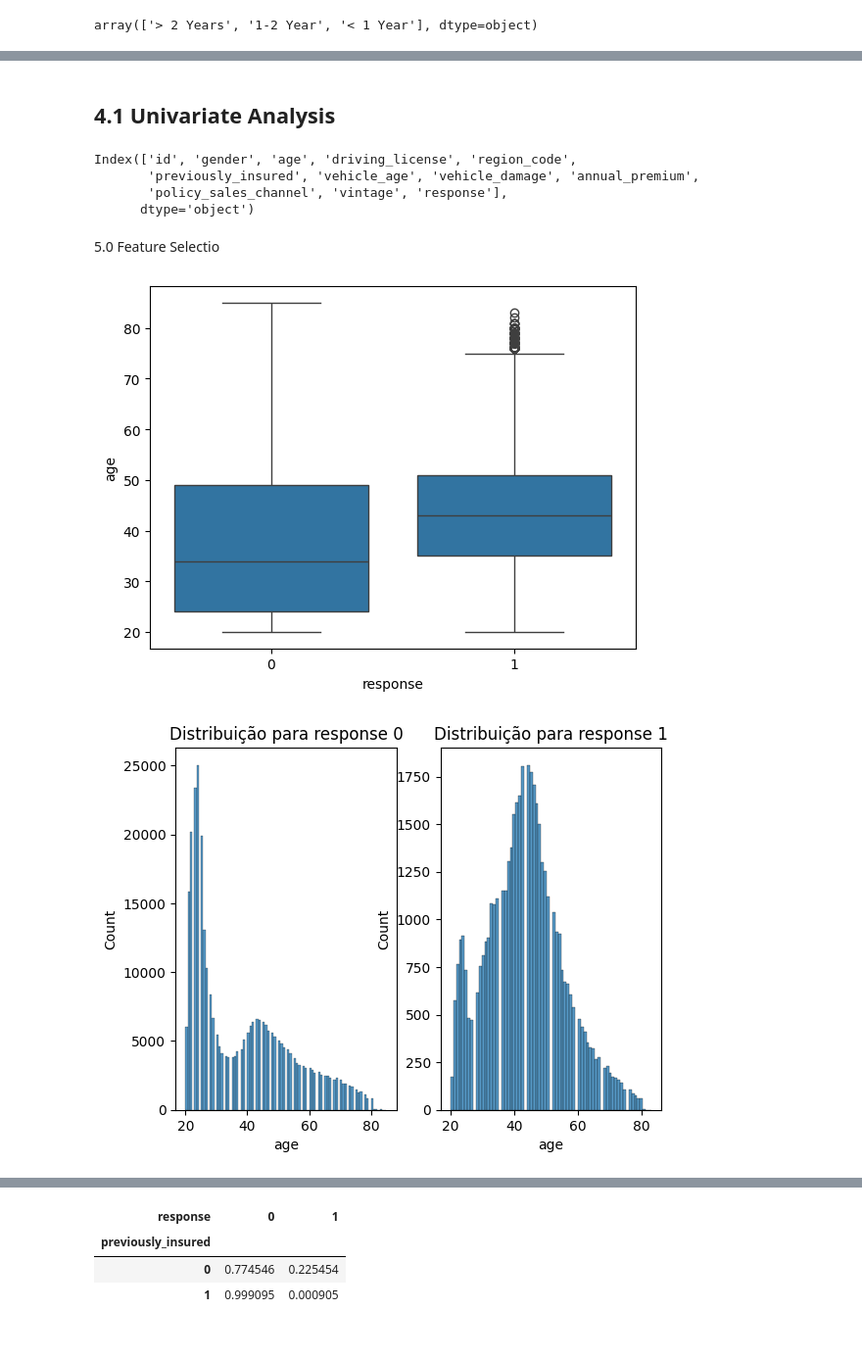
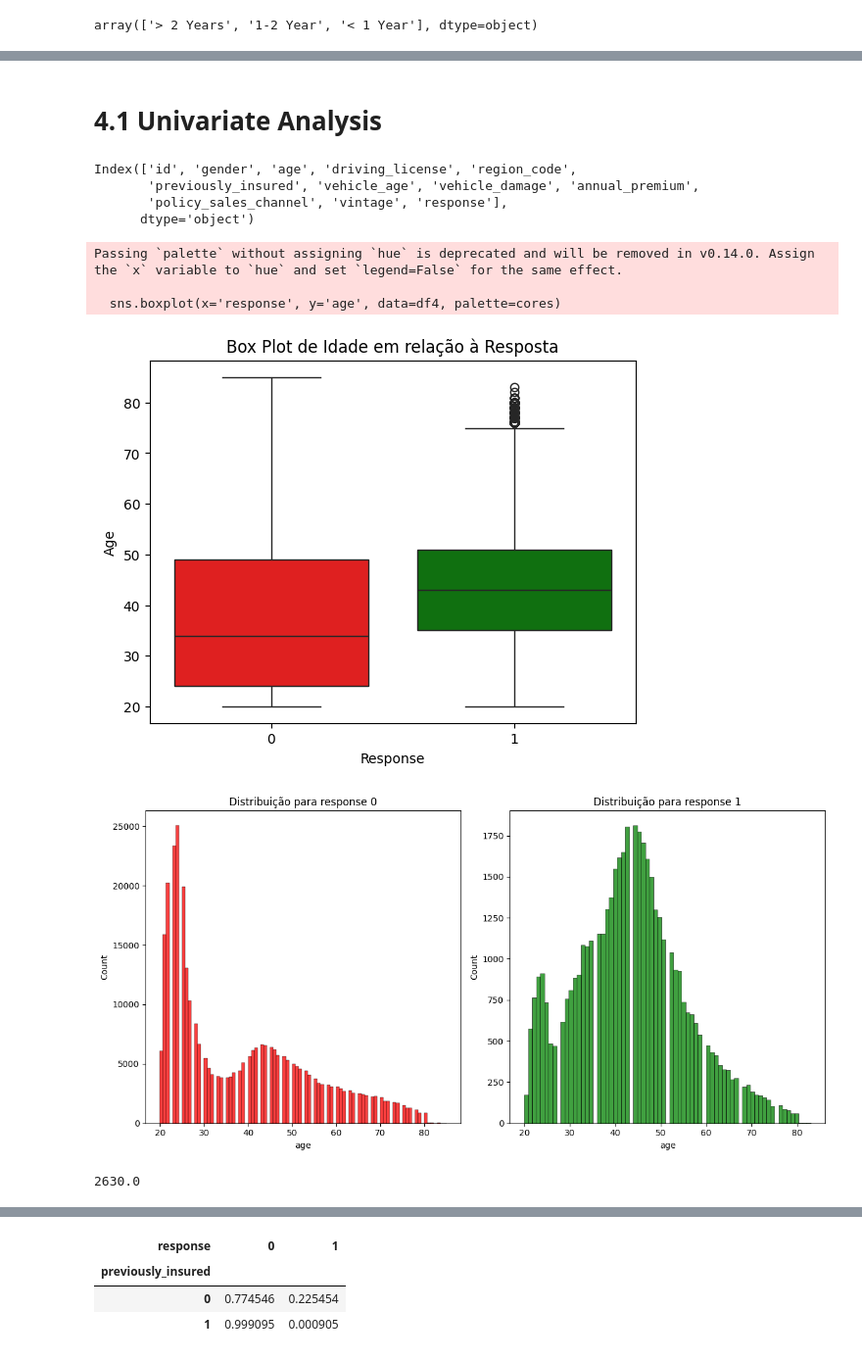
Before and after one commit to HallanMiranda/Health_insurance, a Jupyter notebook: notebooks/c1pa004.ipynb, the cells around one changed output, grey strips where cells are left out. Shown at 98% size. Drawn from its saved outputs; the diff is of its cells as text; code cells hidden in the pictures.

```diff
--- a/notebooks/c1pa004.ipynb
+++ b/notebooks/c1pa004.ipynb
@@ -161,7 +175,7 @@ df3 = df2.copy()
 # %%
 df4 = df3.copy()
 # %% [markdown]
-## 4.1 Univariate Analysis
+# 4.1 Univariate Analysis
 # %%
 df4.columns
 # %% [output]
@@ -177,31 +191,51 @@ import sweetviz as sv
 
 # Save the report as an HTML file
 #report.show_html('sweetviz_report.html')
-# %% [markdown]
-5.0 Feature Selectio
 # %%
-# 'age' medir a variacao = mediana de cada um dos grupos em relaçao as idades = grup de pessoas inter e nao intere distribicao dessas idades
+# Age
+# medir a variacao = mediana de cada um dos grupos em relaçao as idades = grup de pessoas inter e nao intere distribicao dessas idades
 
-sns.boxplot(x='response', y='age', data=df4);
+# Suponha que 'df4' é o seu DataFrame
+cores = [ 'red', 'green']
+sns.boxplot(x='response', y='age', data=df4, palette=cores)
+# Rótulos e título
+plt.xlabel('Response')
+plt.ylabel('Age')
+plt.title('Box Plot de Idade em relação à Resposta')
+# Exiba o gráfico
+plt.show()
 # %% [output]
+Passing `palette` without assigning `hue` is deprecated and will be removed in v0.14.0. Assign the `x` variable to `hue` and set `legend=False` for the same effect.
+
+  sns.boxplot(x='response', y='age', data=df4, palette=cores)
-[figure, old version]
+[figure, new version]
 # %%
+# Crie uma figura com um tamanho específico
+plt.figure(figsize=(12, 6))
+
+
 # Distribuição de var contínua == 0
 aux00 = df4.loc[df4['response'] == 0, 'age']
 plt.subplot(1, 2, 1)  # 1 linha, 2 colunas, primeiro gráfico
-sns.histplot(aux00)
+sns.histplot(aux00, color='red')
 plt.title('Distribuição para response 0')
 
 # Distribuição de var contínua == 1
 aux01 = df4.loc[df4['response'] == 1, 'age']
 plt.subplot(1, 2, 2)  # 1 linha, 2 colunas, segundo gráfico
-sns.histplot(aux01)
+sns.histplot(aux01, color='green')
 plt.title('Distribuição para response 1')
 
+# Ajuste o layout para evitar sobreposição
+plt.tight_layout()
+
+# Exiba o gráfico
 plt.show()
-
-# obs amplit e shap
 # %% [output]
-[figure, old version]
+[figure, new version]
+# %%
+df4['annual_premium'].min()
+# %% [output]
+2630.0
 # %%
 # 'annual_premium'
```
Also changed, not shown: parts of 103 cells of this notebook, 12 other files.
